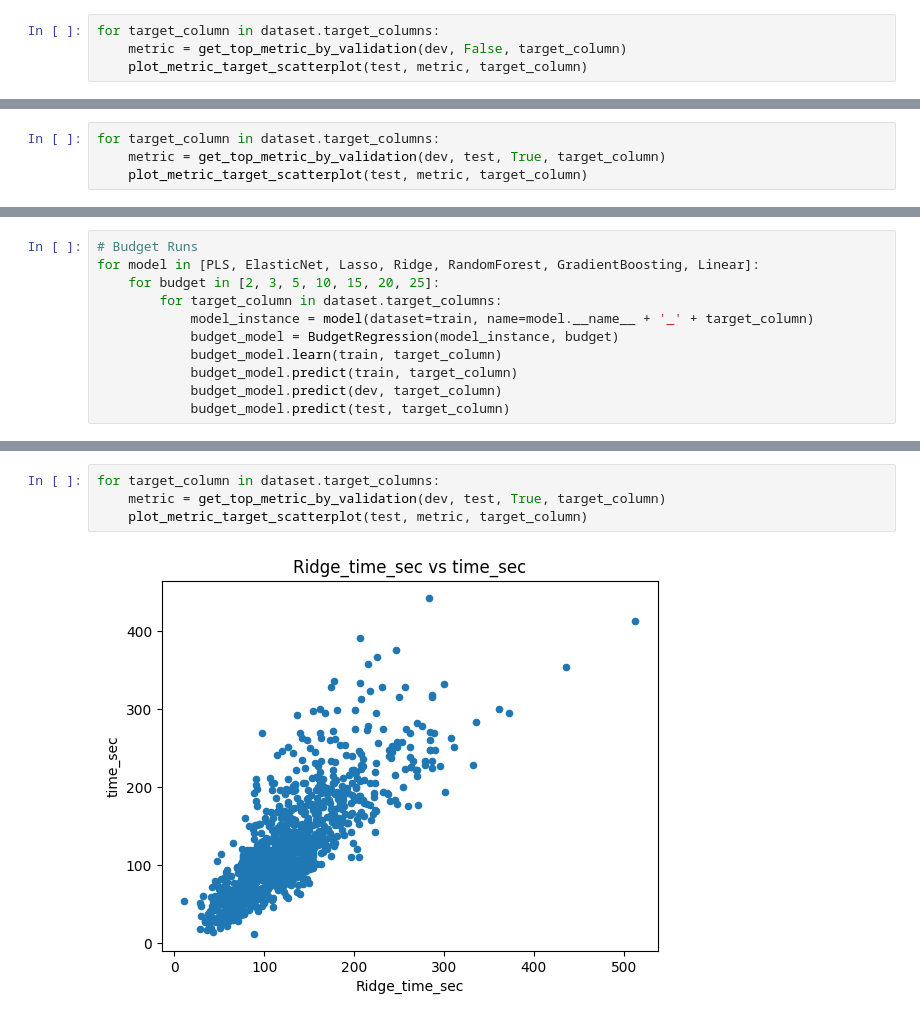
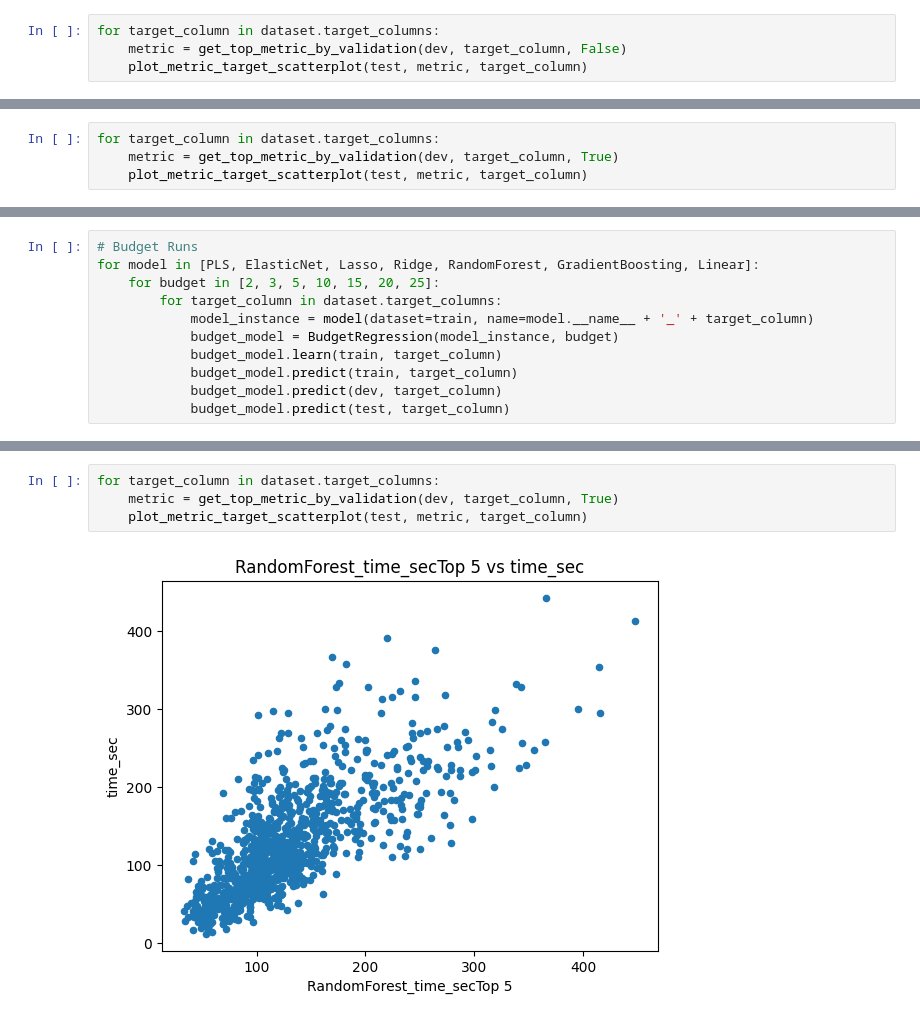
Before and after one commit to SALT-NLP/autometrics, a Jupyter notebook: primock.ipynb, the cells around one changed output, grey strips where cells are left out. Cells and saved outputs as stored; diff of their text form.

```diff
--- a/primock.ipynb
+++ b/primock.ipynb
@@ -39,7 +40,7 @@ display_top_5_metrics_by_validation(dev, test, False)
 | inc_plus_omi | avg | WIL (-0.7337000553443466) | edited_note | Levenshtein dist. (... | edited_note | BertScore* (-0.8014... | avg | ROUGE-4-F1* (-0.74068706902... | ... |
 # %%
 for target_column in dataset.target_columns:
-    metric = get_top_metric_by_validation(dev, False, target_column)
+    metric = get_top_metric_by_validation(dev, target_column, False)
     plot_metric_target_scatterplot(test, metric, target_column)
 # %% [output]
 [figure]
@@ -64,6 +65,6 @@ display_top_5_metrics_by_validation(dev, test, True)
 | inc_plus_omi | Rg_inc_plus_omi (0.8553512554357171) | RandomForest_inc_plus_omi (0.8504... | GB_inc_plus_omi (0.8483119744553024) | PLS_inc_plus_omi (0.8098946230496... | ... |
 # %%
 for target_column in dataset.target_columns:
-    metric = get_top_metric_by_validation(dev, test, True, target_column)
+    metric = get_top_metric_by_validation(dev, target_column, True)
     plot_metric_target_scatterplot(test, metric, target_column)
 # %% [output]
@@ -90,6 +94,6 @@ display_top_5_metrics_by_validation(dev, test, True)
 # %%
 for target_column in dataset.target_columns:
-    metric = get_top_metric_by_validation(dev, test, True, target_column)
+    metric = get_top_metric_by_validation(dev, target_column, True)
     plot_metric_target_scatterplot(test, metric, target_column)
 # %% [output]
-[figure, old version]
+[figure, new version]
```
Also changed, not shown: parts of 7 cells of this notebook, 10 other files.
